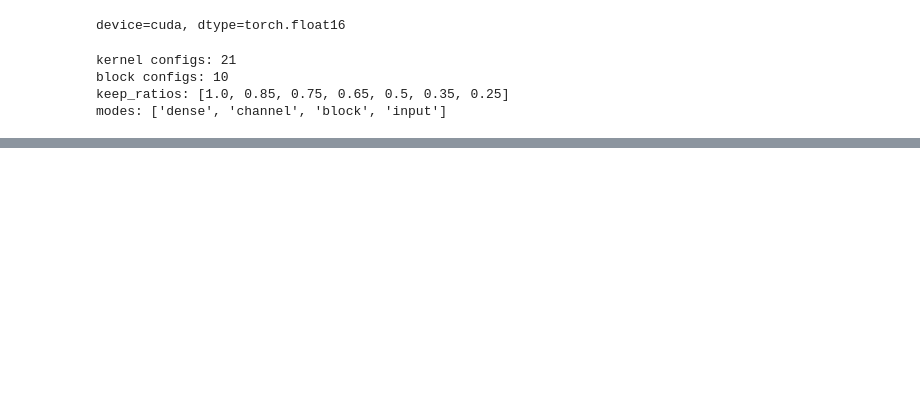
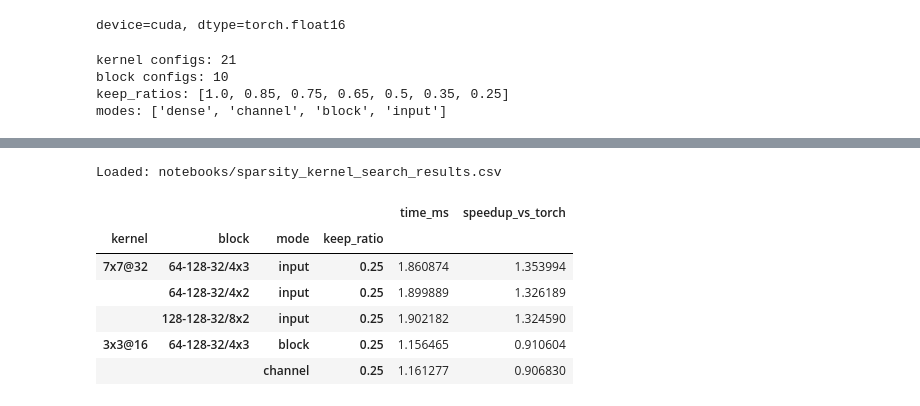
Before and after one commit to manzhura/conv2d-img2col-gemm, a Jupyter notebook: notebooks/sparsity_kernel_search.ipynb, the cells around one changed output, grey strips where cells are left out. Drawn from its saved outputs; the diff is of its cells as text; code cells hidden in the pictures; blank space fills up the shorter version.

```diff
--- a/notebooks/sparsity_kernel_search.ipynb
+++ b/notebooks/sparsity_kernel_search.ipynb
@@ -245,0 +279,53 @@ else:
+# %%
+import pandas as pd
+from pathlib import Path
+
+csv_path = Path("notebooks/sparsity_kernel_search_results.csv")
+
+if csv_path.exists():
+    results_df = pd.read_csv(csv_path)
+    print(f"Loaded: {csv_path}")
+else:
+    raise FileNotFoundError(f"CSV not found: {csv_path}")
+df = results_df.copy()
+
+# === 1) Топ-3 для input ===
+top3_input = (
+    df[df["mode"] == "input"]
+    .sort_values("speedup_vs_torch", ascending=False)
+    .head(3)
+)
+
+# === 2) Топ-1 для block ===
+top1_block = (
+    df[df["mode"] == "block"]
+    .sort_values("speedup_vs_torch", ascending=False)
+    .head(1)
+)
+
+# === 3) Топ-1 для channel ===
+top1_channel = (
+    df[df["mode"] == "channel"]
+    .sort_values("speedup_vs_torch", ascending=False)
+    .head(1)
+)
+
+slide_df = pd.concat([top3_input, top1_block, top1_channel], ignore_index=True)
+
+slide_df = slide_df[[
+    "kernel", "block", "mode", "keep_ratio",
+    "time_ms", "speedup_vs_torch"
+]]
+
+slide_df = slide_df.set_index(["kernel", "block", "mode", "keep_ratio"])
+
+slide_df
+# %% [output]
+Loaded: notebooks/sparsity_kernel_search_results.csv
+|  |  |  |  | time_ms | speedup_vs_torch |
+| kernel | block | mode | keep_ratio |  |  |
+| 7x7@32 | 64-128-32/4x3 | input | 0.25 | 1.860874 | 1.353994 |
+|  | 64-128-32/4x2 | input | 0.25 | 1.899889 | 1.326189 |
+|  | 128-128-32/8x2 | input | 0.25 | 1.902182 | 1.324590 |
+| 3x3@16 | 64-128-32/4x3 | block | 0.25 | 1.156465 | 0.910604 |
+|  |  | channel | 0.25 | 1.161277 | 0.906830 |
```
Also changed, not shown: parts of 4 cells of this notebook, 11 other files.
